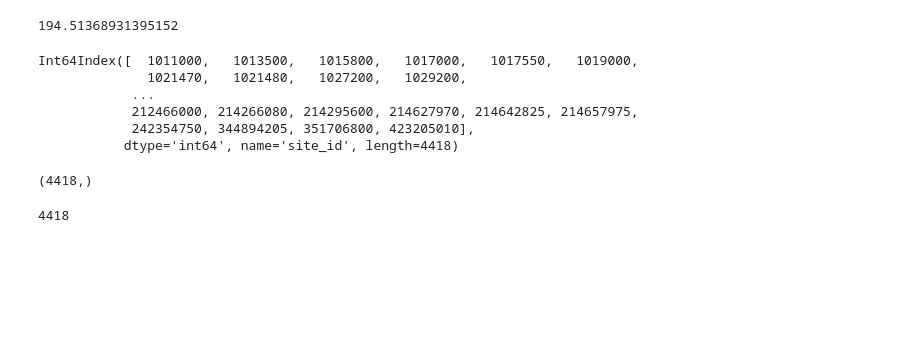
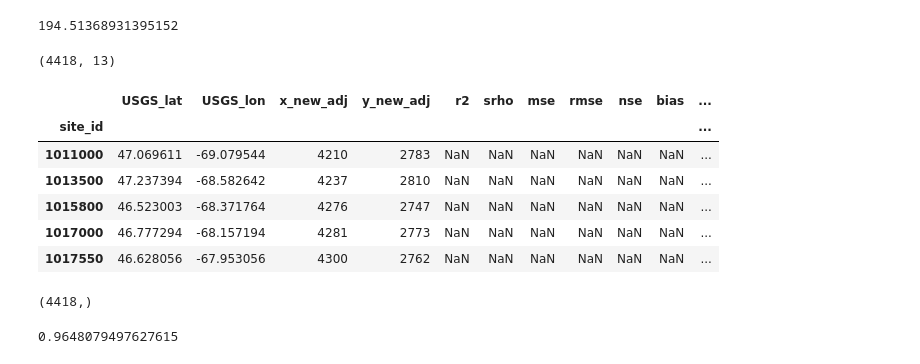
Before and after one commit to danielletijerina/PFCONUS2-analysis, a Jupyter notebook: scripts/Validation_scripts_backup/Streamflow/3_SaveStreamflowStats.ipynb, the cells around one changed output. Saved outputs shown, nothing was run; the diff lists cells and outputs as text; code cells hidden in the pictures; blank space fills up the shorter version.

```diff
--- a/scripts/Validation_scripts_backup/Streamflow/3_SaveStreamflowStats.ipynb
+++ b/scripts/Validation_scripts_backup/Streamflow/3_SaveStreamflowStats.ipynb
@@ -66,22 +103,45 @@ np.sum(pf_flow_matched.iloc[1])
 # %% [output]
 194.51368931395152
-# %%
-usgs_flow_matched.index
-# %% [output]
-Int64Index([  1011000,   1013500,   1015800,   1017000,   1017550,   1019000,
-              1021470,   1021480,   1027200,   1029200,
-            ...
-            212466000, 214266080, 214295600, 214627970, 214642825, 214657975,
-            242354750, 344894205, 351706800, 423205010],
-           dtype='int64', name='site_id', length=4418)
-# %%
-# Set up array for stats
-stats_df = np.array(usgs_flow_matched.index)
-stats_df.shape
-# %% [output]
-(4418,)
-# %%
-len(usgs_flow_matched.index)
-# %% [output]
-4418
+# %%
+# set up DF for daily stats
+stats_df = pd.DataFrame(columns = ['USGS_lat', 'USGS_lon', 'x_new_adj',
+                         'y_new_adj', 'r2', 'srho', 'mse', 'rmse', 'nse', 'bias', 'pbias', 'absbias', 'relbias']) #scaled RMSE
+
+stats_df['USGS_lat'] = pfdata['USGS_lat']
+stats_df['USGS_lon'] = pfdata['USGS_lon']
+stats_df['x_new_adj'] = pfdata['x_new_adj']
+stats_df['y_new_adj'] = pfdata['y_new_adj']
+print(stats_df.shape)
+stats_df.head()
+# %% [output]
+(4418, 13)
+|  | USGS_lat | USGS_lon | x_new_adj | y_new_adj | r2 | srho | mse | rmse | nse | bias | ... |
+| site_id |  |  |  |  |  |  |  |  |  |  | ... |
+| 1011000 | 47.069611 | -69.079544 | 4210 | 2783 | NaN | NaN | NaN | NaN | NaN | NaN | ... |
+| 1013500 | 47.237394 | -68.582642 | 4237 | 2810 | NaN | NaN | NaN | NaN | NaN | NaN | ... |
+| 1015800 | 46.523003 | -68.371764 | 4276 | 2747 | NaN | NaN | NaN | NaN | NaN | NaN | ... |
+| 1017000 | 46.777294 | -68.157194 | 4281 | 2773 | NaN | NaN | NaN | NaN | NaN | NaN | ... |
+| 1017550 | 46.628056 | -67.953056 | 4300 | 2762 | NaN | NaN | NaN | NaN | NaN | NaN | ... |
+# %%
+# Set up array for stats
+r2_daily = np.zeros(len(usgs_flow_matched.index))
+srho_daily = np.zeros(len(usgs_flow_matched.index))
+pval_daily = np.zeros(len(usgs_flow_matched.index))
+mse_daily = np.zeros(len(usgs_flow_matched.index))
+rmse_daily = np.zeros(len(usgs_flow_matched.index))
+nse_daily = np.zeros(len(usgs_flow_matched.index))
+pbias_daily = np.zeros(len(usgs_flow_matched.index))
+absbias_daily = np.zeros(len(usgs_flow_matched.index))
+relbias_daily = np.zeros(len(usgs_flow_matched.index))
+r2_daily.shape
+# %% [output]
+(4418,)
+# %%
+test_pbias = he.pbias(np.array(pf_flow_matched.iloc[1]), np.array(usgs_flow_matched.iloc[1]))
+test_pbias
+np.where(pf_flow_matched == 0)
+test_srho = stats.spearmanr(usgs_flow_matched.iloc[1], pf_flow_matched.iloc[1])
+test_srho.correlation
+# %% [output]
+0.9648079497627615
 # %%
```
Also changed, not shown: parts of 17 cells of this notebook, 6 other files.
